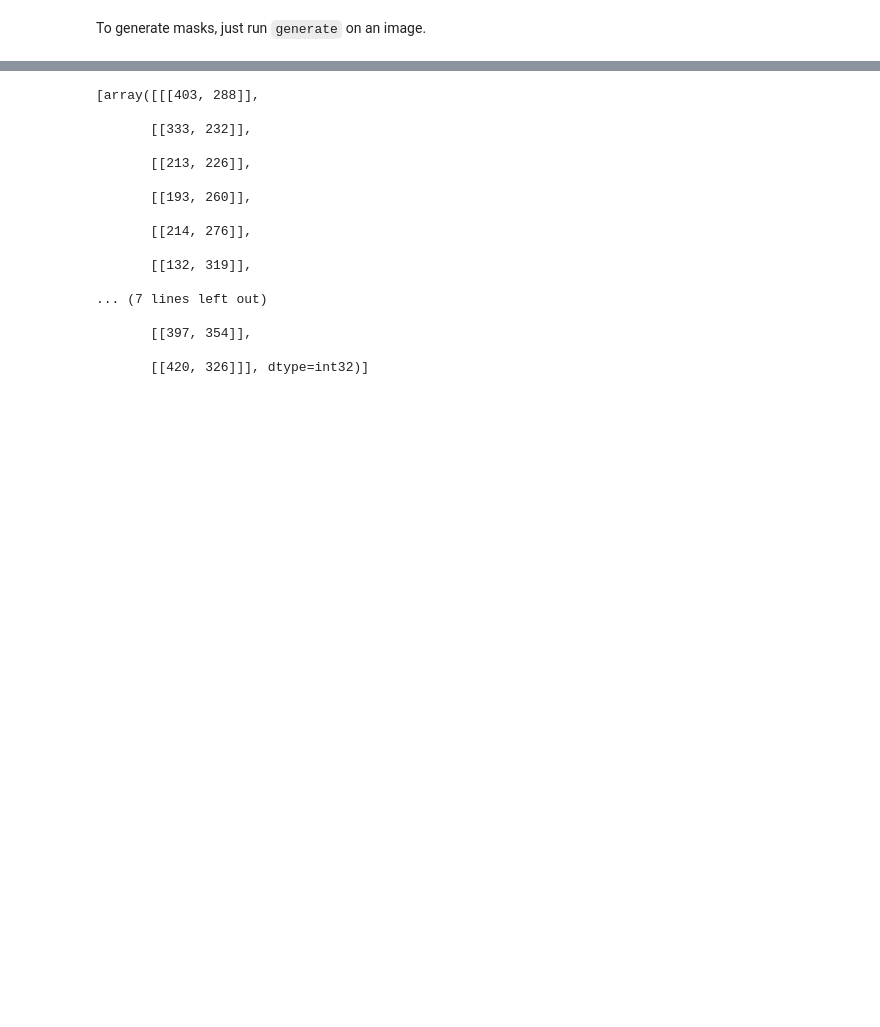
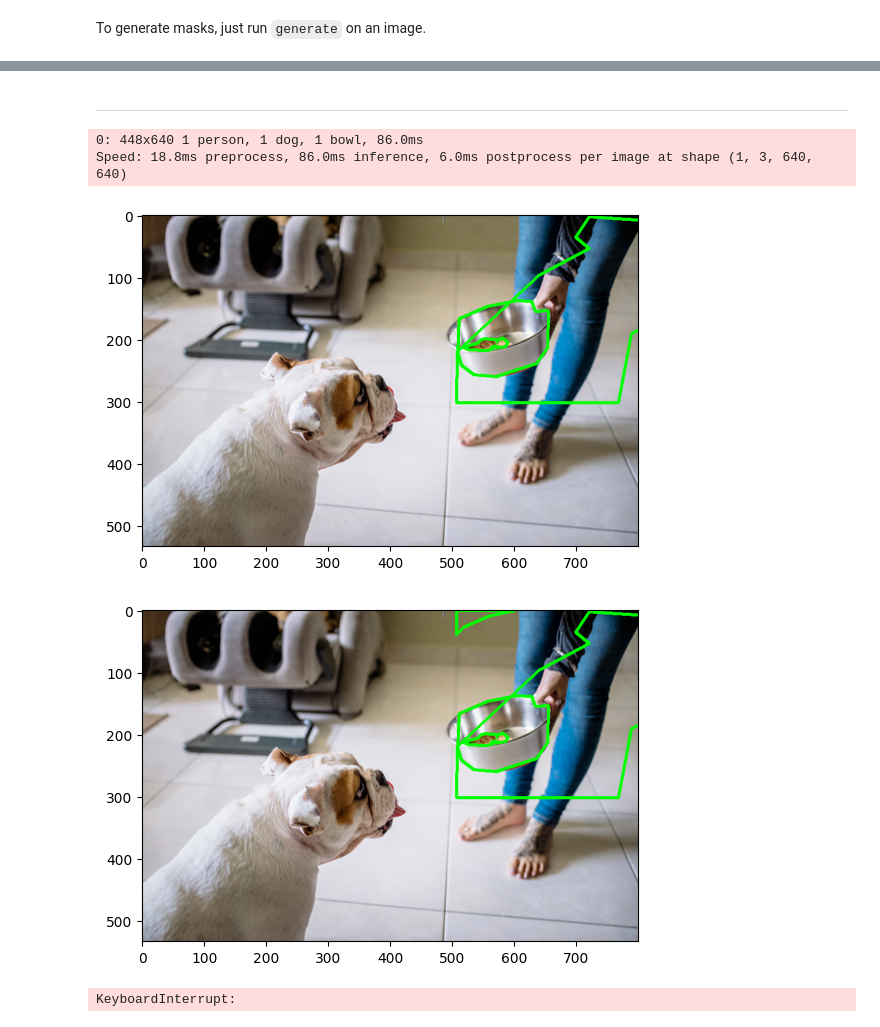
Before and after one commit to A-Alviento/sam-2-yolo, a Jupyter notebook: test.ipynb, the cells around one changed output, grey strips where cells are left out. Drawn from its saved outputs; the diff is of its cells as text; code cells hidden in the pictures; blank space fills up the shorter version.

```diff
--- a/test.ipynb
+++ b/test.ipynb
@@ -69,20 +72,2 @@ plt.show()
-# %%
-print(polygon_coords)
-# %% [output]
-[array([[[403, 288]],
-
-       [[333, 232]],
-
-       [[213, 226]],
-
-       [[193, 260]],
-
-       [[214, 276]],
-
-       [[132, 319]],
-
-... (7 lines left out)
-
-       [[397, 354]],
-
-       [[420, 326]]], dtype=int32)]
+# %% [markdown]
+---
@@ -88,0 +119,23 @@ print(polygon_coords)
+# %%
+model = YOLO("yolov8l.pt") # load the model
+
+# predict on source with a confidence threshold of 50%
+# device="mps" is for apple silicon to utilize the gpu; ignore if not needed
+r = model.predict(source=image, show=False, conf=0.5, device="mps")
+
+bb_coords = get_bounding_box(r) # get the bounding box coordinates
+crop_images = [] # stores the cropped images of the bounding box
+for coord in bb_coords:
+    crop_img = crop_image(image, coord) # crop the image
+    crop_images.append(crop_img) # add the cropped image to the list
+
+for crop_img in crop_images:
+    polygon_coords = extract_segment(crop_img) # extract the coordinates of the segment
+    normalise_coords(coord, polygon_coords) # normalise the coordinates
+    draw_segment(image, polygon_coords) # draw the segment on the image
+# %% [output]
+0: 448x640 1 person, 1 dog, 1 bowl, 86.0ms
+Speed: 18.8ms preprocess, 86.0ms inference, 6.0ms postprocess per image at shape (1, 3, 640, 640)
+[figure, added]
+[figure, added]
+KeyboardInterrupt:
```
Also changed, not shown: parts of 4 cells of this notebook, 39 other files.
